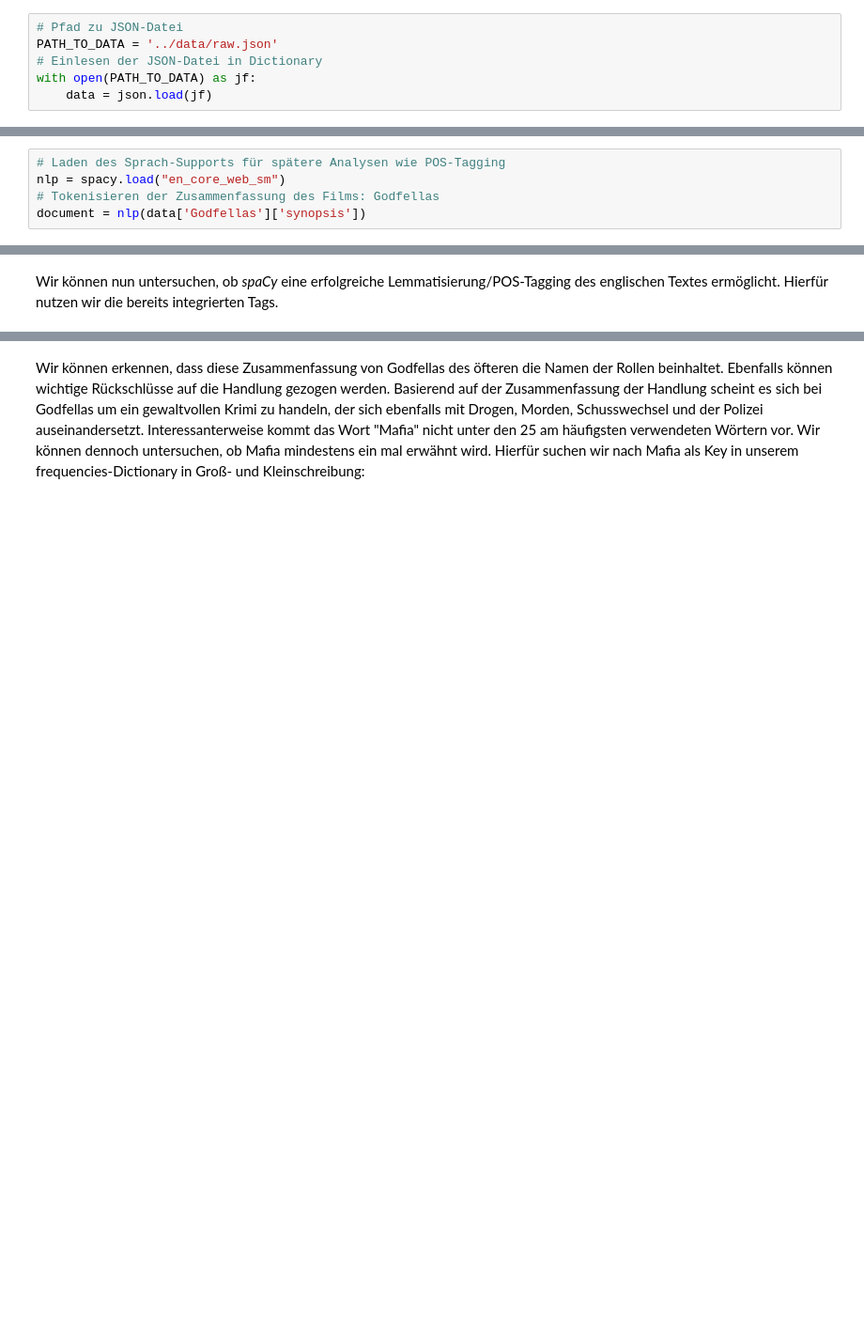
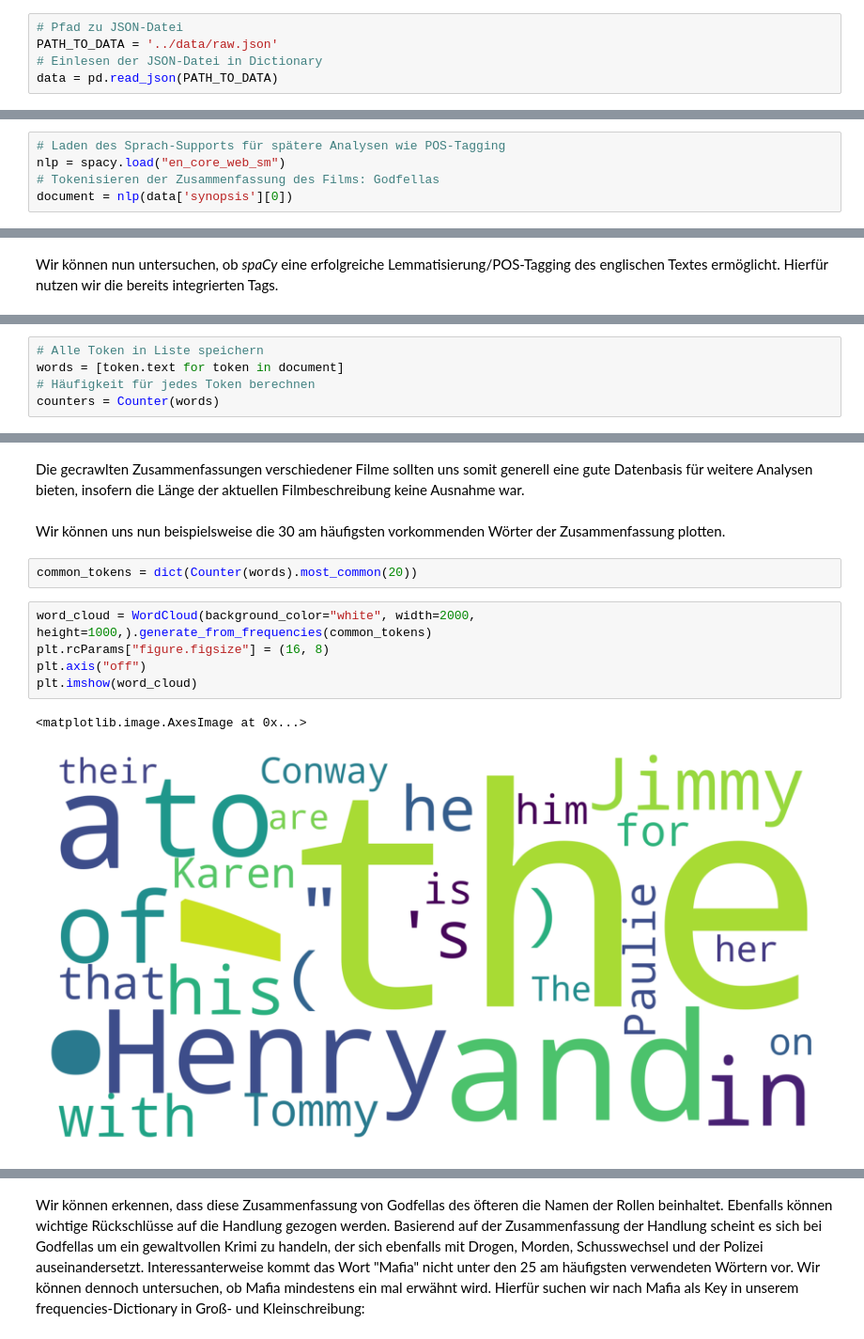
Before and after one commit to Schlagoo/nlp_project_sose20, a Jupyter notebook: code/3_analysis_of_single_movie.ipynb, the cells around one changed output, grey strips where cells are left out. Shown at 94% size. Cells and saved outputs as stored; diff of their text form; blank space fills up the shorter version.

```diff
--- a/code/3_analysis_of_single_movie.ipynb
+++ b/code/3_analysis_of_single_movie.ipynb
@@ -14,8 +20,7 @@ Wir können unseren gecrawlten, in eine Datei geschriebenen, Daten nun in ein Di
 # Pfad zu JSON-Datei
 PATH_TO_DATA = '../data/raw.json'
 # Einlesen der JSON-Datei in Dictionary
-with open(PATH_TO_DATA) as jf:
-    data = json.load(jf)
+data = pd.read_json(PATH_TO_DATA)
 # %% [markdown]
 Wir erhalten folgende Rohdaten:
 # %%
@@ -29,7 +38,7 @@ Für eine erste Analyse unserer Daten können wir uns einen spezifizierten Eintr
 # Laden des Sprach-Supports für spätere Analysen wie POS-Tagging
 nlp = spacy.load("en_core_web_sm")
 # Tokenisieren der Zusammenfassung des Films: Godfellas
-document = nlp(data['Godfellas']['synopsis'])
+document = nlp(data['synopsis'][0])
 # %% [markdown]
 Wir erhalten folgende Textdaten:
 # %%
@@ -66,0 +87,5 @@ Wir können nun mit einer konkreten Analyse des Textes fortfahren. Hierfür Toke
+# %%
+# Alle Token in Liste speichern
+words = [token.text for token in document]
+# Häufigkeit für jedes Token berechnen
+counters = Counter(words)
@@ -66,0 +115,14 @@ Wir können nun mit einer konkreten Analyse des Textes fortfahren. Hierfür Toke
+# %% [markdown]
+Die gecrawlten Zusammenfassungen verschiedener Filme sollten uns somit generell eine gute Datenbasis für weitere Analysen bieten, insofern die Länge der aktuellen Filmbeschreibung keine Ausnahme war.
+# %% [markdown]
+Wir können uns nun beispielsweise die 30 am häufigsten vorkommenden Wörter der Zusammenfassung plotten.
+# %%
+common_tokens = dict(Counter(words).most_common(20))
+# %%
+word_cloud = WordCloud(background_color="white", width=2000, height=1000,).generate_from_frequencies(common_tokens)
+plt.rcParams["figure.figsize"] = (16, 8)
+plt.axis("off")
+plt.imshow(word_cloud)
+# %% [output]
+<matplotlib.image.AxesImage at 0x...>
+[figure, added]
```
Also changed, not shown: parts of 51 cells of this notebook, 1 other file.
